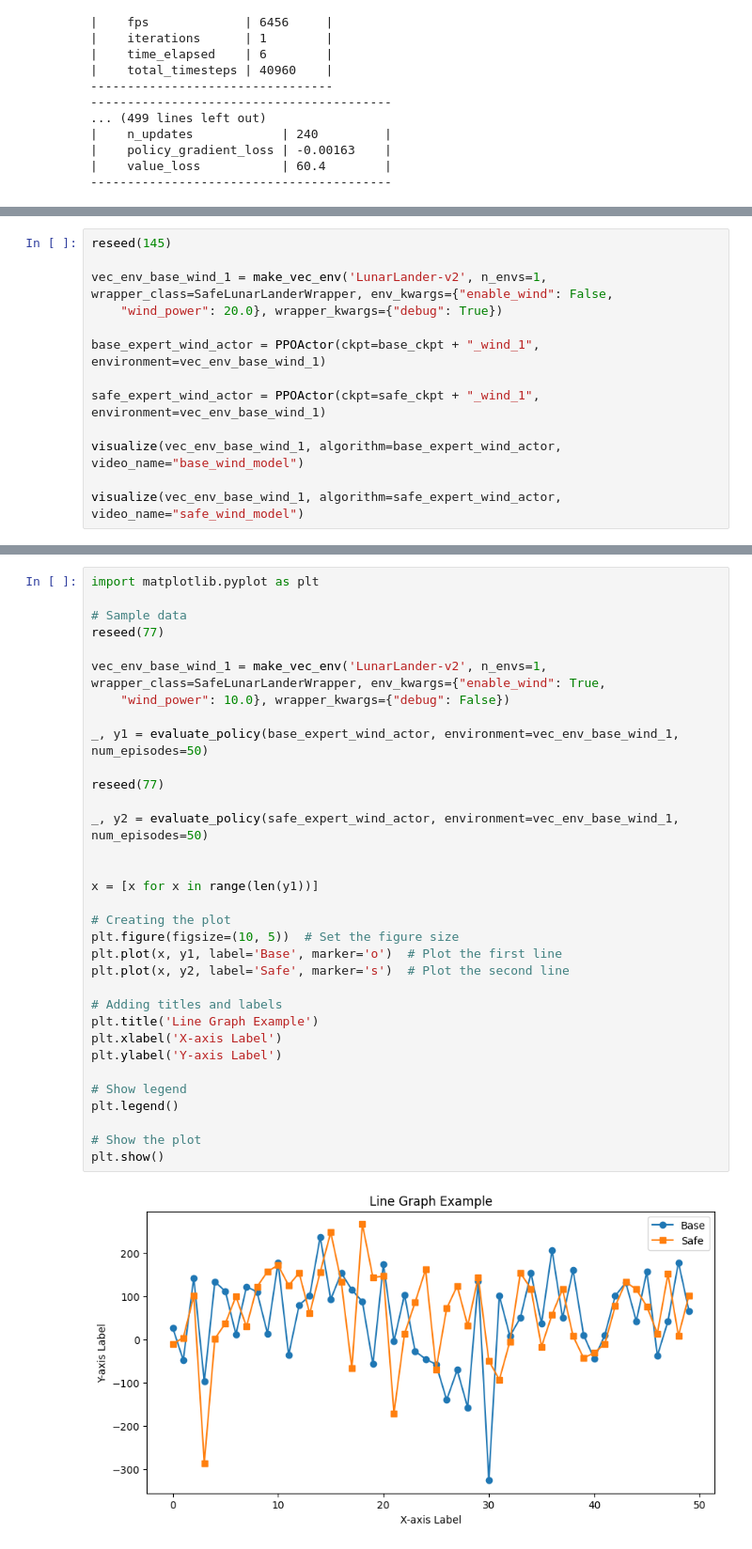
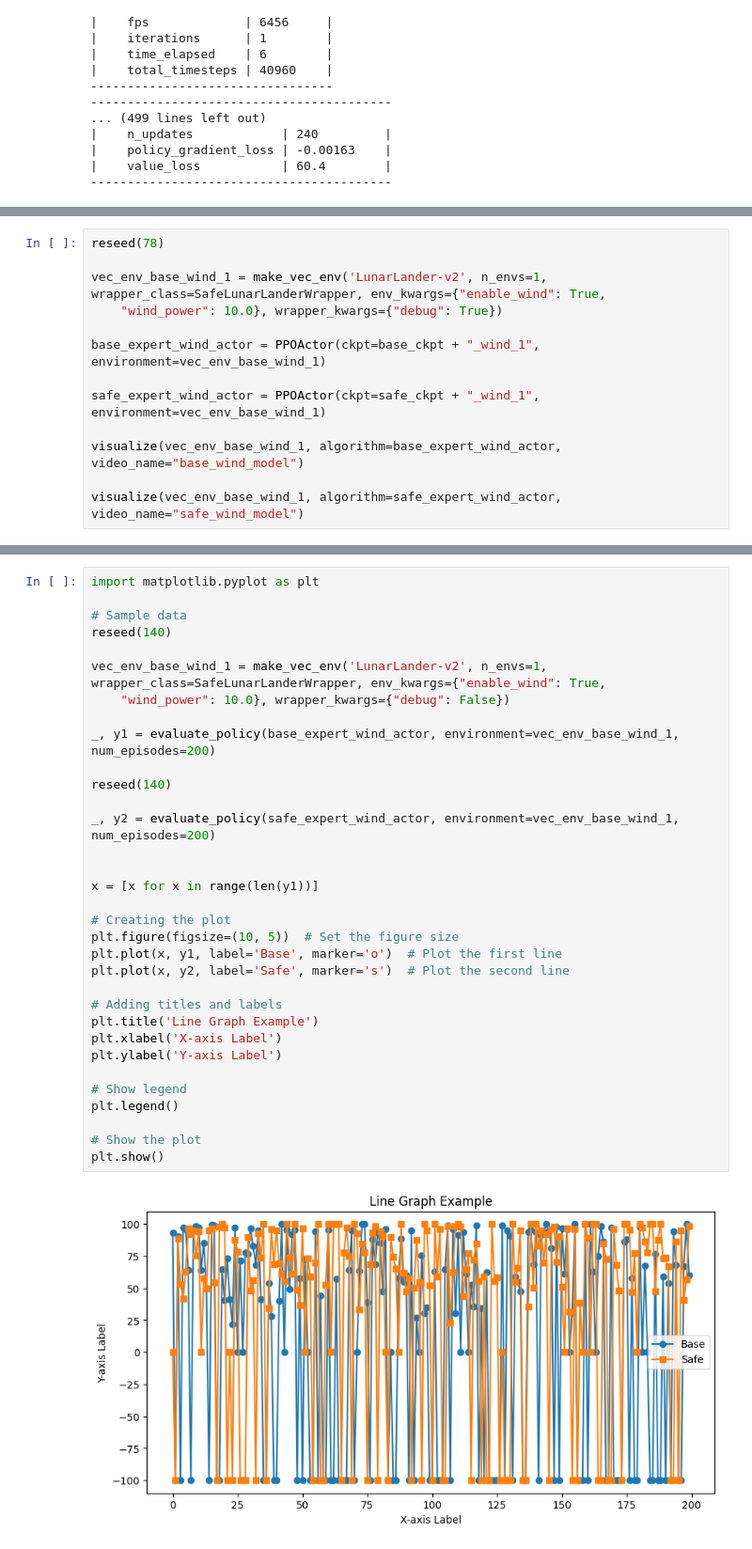
Before and after one commit to git-yogesh/SafeRL, a Jupyter notebook: Final Project.ipynb, the cells around one changed output, grey strips where cells are left out. Shown: that part at 94% size. Cells and saved outputs as stored; diff of their text form.

```diff
--- a/Final Project.ipynb
+++ b/Final Project.ipynb
@@ -324,8 +232,8 @@ model saved on eval reward: -50.599334716796875
 # %%
-reseed(145)
+reseed(78)
 
-vec_env_base_wind_1 = make_vec_env('LunarLander-v2', n_envs=1, wrapper_class=SafeLunarLanderWrapper, env_kwargs={"enable_wind": False,
-    "wind_power": 20.0}, wrapper_kwargs={"debug": True})
+vec_env_base_wind_1 = make_vec_env('LunarLander-v2', n_envs=1, wrapper_class=SafeLunarLanderWrapper, env_kwargs={"enable_wind": True,
+    "wind_power": 10.0}, wrapper_kwargs={"debug": True})
 
 base_expert_wind_actor = PPOActor(ckpt=base_ckpt + "_wind_1", environment=vec_env_base_wind_1)
 
@@ -340,35 +250,35 @@ Video saved as safe_wind_model.mp4. Reward: [75.042305]
 # %%
 import matplotlib.pyplot as plt
 
 # Sample data
-reseed(77)
+reseed(140)
 
 vec_env_base_wind_1 = make_vec_env('LunarLander-v2', n_envs=1, wrapper_class=SafeLunarLanderWrapper, env_kwargs={"enable_wind": True,
     "wind_power": 10.0}, wrapper_kwargs={"debug": False})
 
-_, y1 = evaluate_policy(base_expert_wind_actor, environment=vec_env_base_wind_1, num_episodes=50)
+_, y1 = evaluate_policy(base_expert_wind_actor, environment=vec_env_base_wind_1, num_episodes=200)
 
-reseed(77)
+reseed(140)
 
-_, y2 = evaluate_policy(safe_expert_wind_actor, environment=vec_env_base_wind_1, num_episodes=50)
+_, y2 = evaluate_policy(safe_expert_wind_actor, environment=vec_env_base_wind_1, num_episodes=200)
 
 
 x = [x for x in range(len(y1))]
 
 # Creating the plot
 plt.figure(figsize=(10, 5))  # Set the figure size
 plt.plot(x, y1, label='Base', marker='o')  # Plot the first line
 plt.plot(x, y2, label='Safe', marker='s')  # Plot the second line
 
 # Adding titles and labels
 plt.title('Line Graph Example')
 plt.xlabel('X-axis Label')
 plt.ylabel('Y-axis Label')
 
 # Show legend
 plt.legend()
 
 # Show the plot
 plt.show()
 # %% [output]
-[figure, old version]
+[figure, new version]
```
Also changed, not shown: parts of 7 cells of this notebook, 9 other files.
